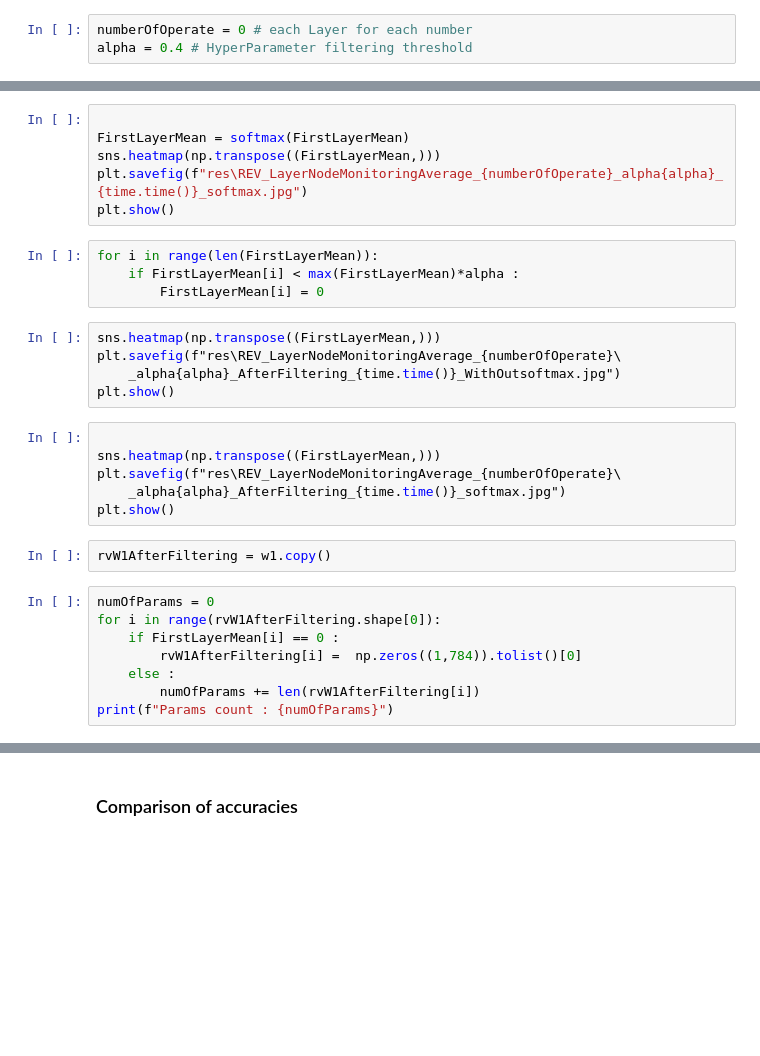
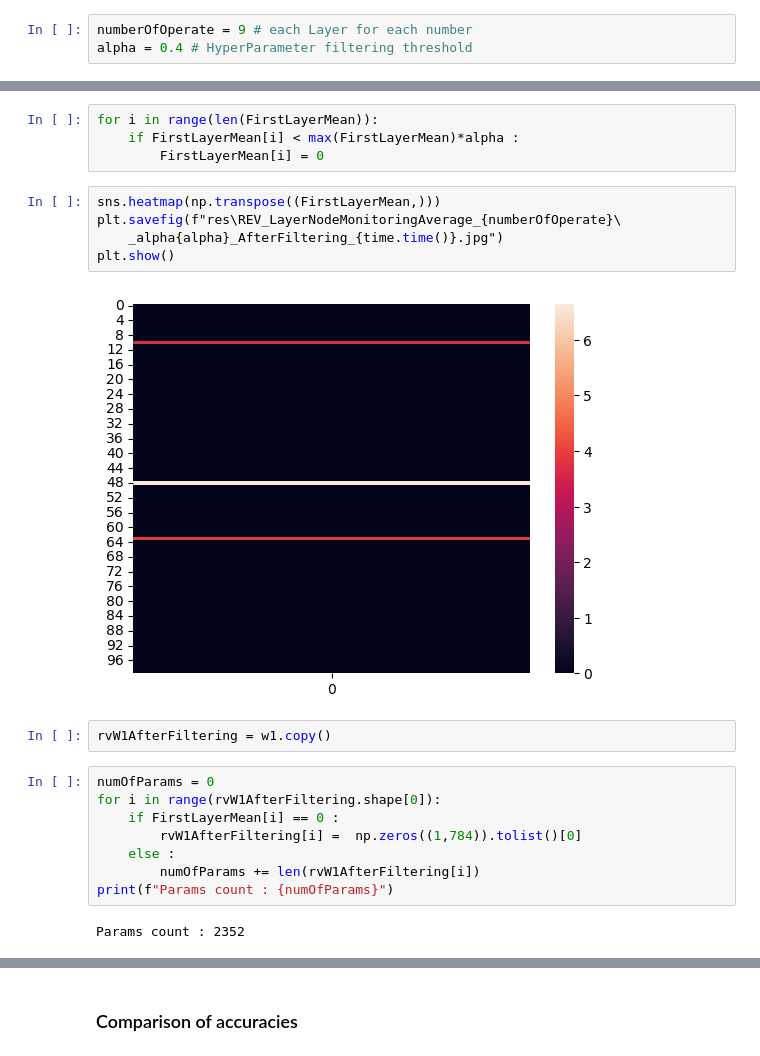
Before and after one commit to saeidEmadi/NNS, a Jupyter notebook: reverseNN.ipynb, the cells around one changed output, grey strips where cells are left out. Cells and saved outputs as stored; diff of their text form; blank space fills up the shorter version.

```diff
--- a/reverseNN.ipynb
+++ b/reverseNN.ipynb
@@ -74,7 +82,7 @@ plt.show()
 # %% [markdown]
 ### filter Maxs [Average node Values for each epoch itereition]
 # %%
-numberOfOperate = 0 # each Layer for each number
+numberOfOperate = 9 # each Layer for each number
 alpha = 0.4 # HyperParameter filtering threshold
 # %%
 datas = np.array(dataset[:1000].query(f'label == {numberOfOperate}'))
@@ -108,9 +120,3 @@ plt.show()
-# %%
-
-FirstLayerMean = softmax(FirstLayerMean)
-sns.heatmap(np.transpose((FirstLayerMean,)))
-plt.savefig(f"res\REV_LayerNodeMonitoringAverage_{numberOfOperate}_alpha{alpha}_{time.time()}_softmax.jpg")
-plt.show()
 # %%
 for i in range(len(FirstLayerMean)):
     if FirstLayerMean[i] < max(FirstLayerMean)*alpha :
@@ -118,14 +124,10 @@ for i in range(len(FirstLayerMean)):
 # %%
 sns.heatmap(np.transpose((FirstLayerMean,)))
 plt.savefig(f"res\REV_LayerNodeMonitoringAverage_{numberOfOperate}\
-    _alpha{alpha}_AfterFiltering_{time.time()}_WithOutsoftmax.jpg")
+    _alpha{alpha}_AfterFiltering_{time.time()}.jpg")
 plt.show()
+# %% [output]
+[figure, added]
-# %%
-
-sns.heatmap(np.transpose((FirstLayerMean,)))
-plt.savefig(f"res\REV_LayerNodeMonitoringAverage_{numberOfOperate}\
-    _alpha{alpha}_AfterFiltering_{time.time()}_softmax.jpg")
-plt.show()
 # %%
 rvW1AfterFiltering = w1.copy()
 # %%
@@ -136,4 +138,6 @@ for i in range(rvW1AfterFiltering.shape[0]):
     else :
         numOfParams += len(rvW1AfterFiltering[i])
 print(f"Params count : {numOfParams}")
+# %% [output]
+Params count : 2352
 # %%
```
Also changed, not shown: parts of 14 cells of this notebook.
